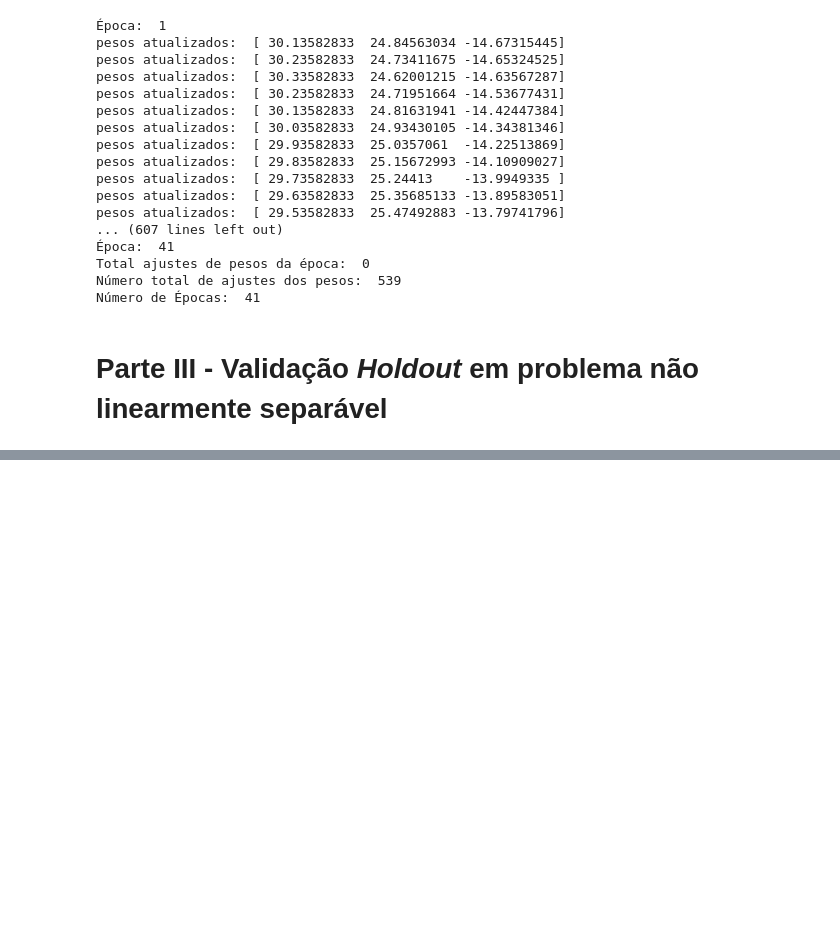
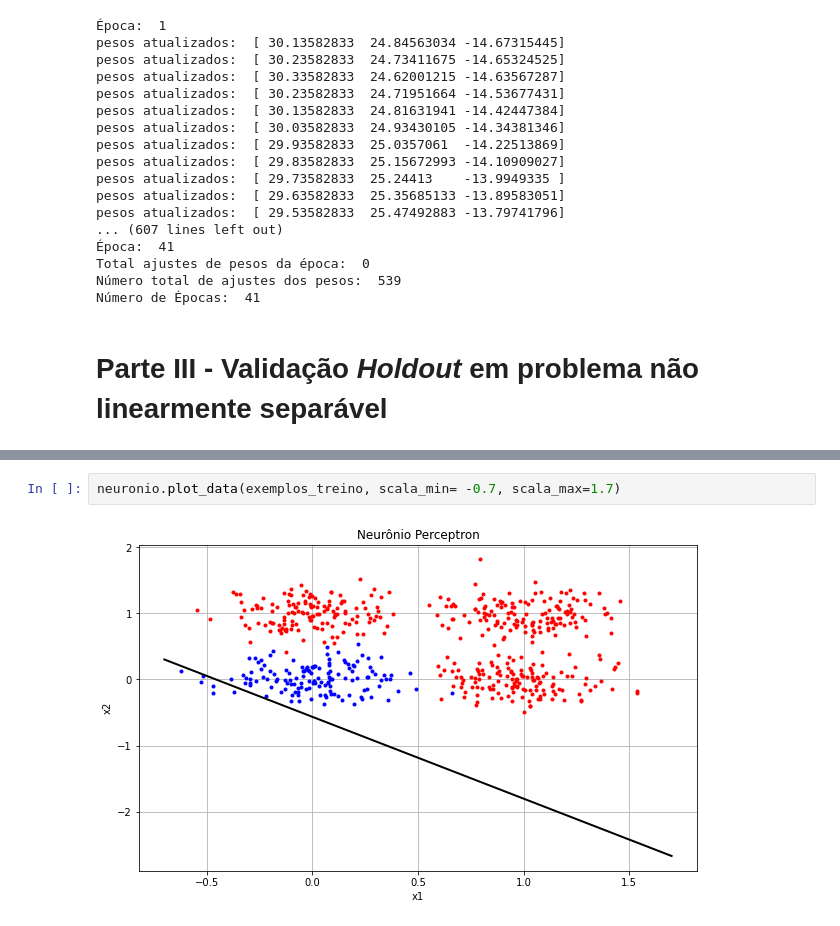
Before and after one commit to willianszwy/Aprendizado-Supervisionado-no-Neuronio-Perceptron, a Jupyter notebook: Perceptron.ipynb, the cells around one changed output, grey strips where cells are left out. Saved outputs shown, nothing was run; the diff lists cells and outputs as text; blank space fills up the shorter version.

```diff
--- a/Perceptron.ipynb
+++ b/Perceptron.ipynb
@@ -170,0 +290,4 @@ Número de Épocas:  41
+# %%
+neuronio.plot_data(exemplos_treino, scala_min= -0.7, scala_max=1.7)
+# %% [output]
+[figure, added]
```
Also changed, not shown: parts of 13 cells of this notebook.
